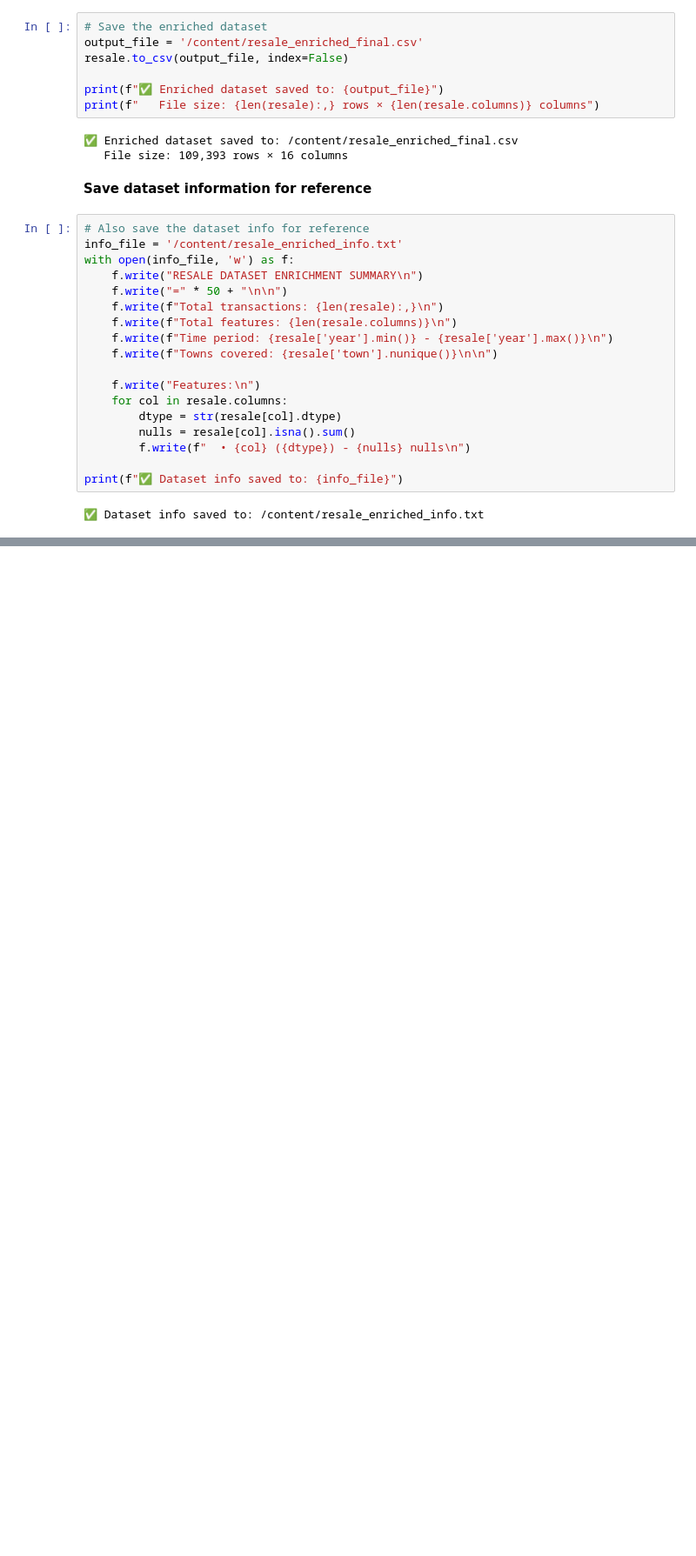
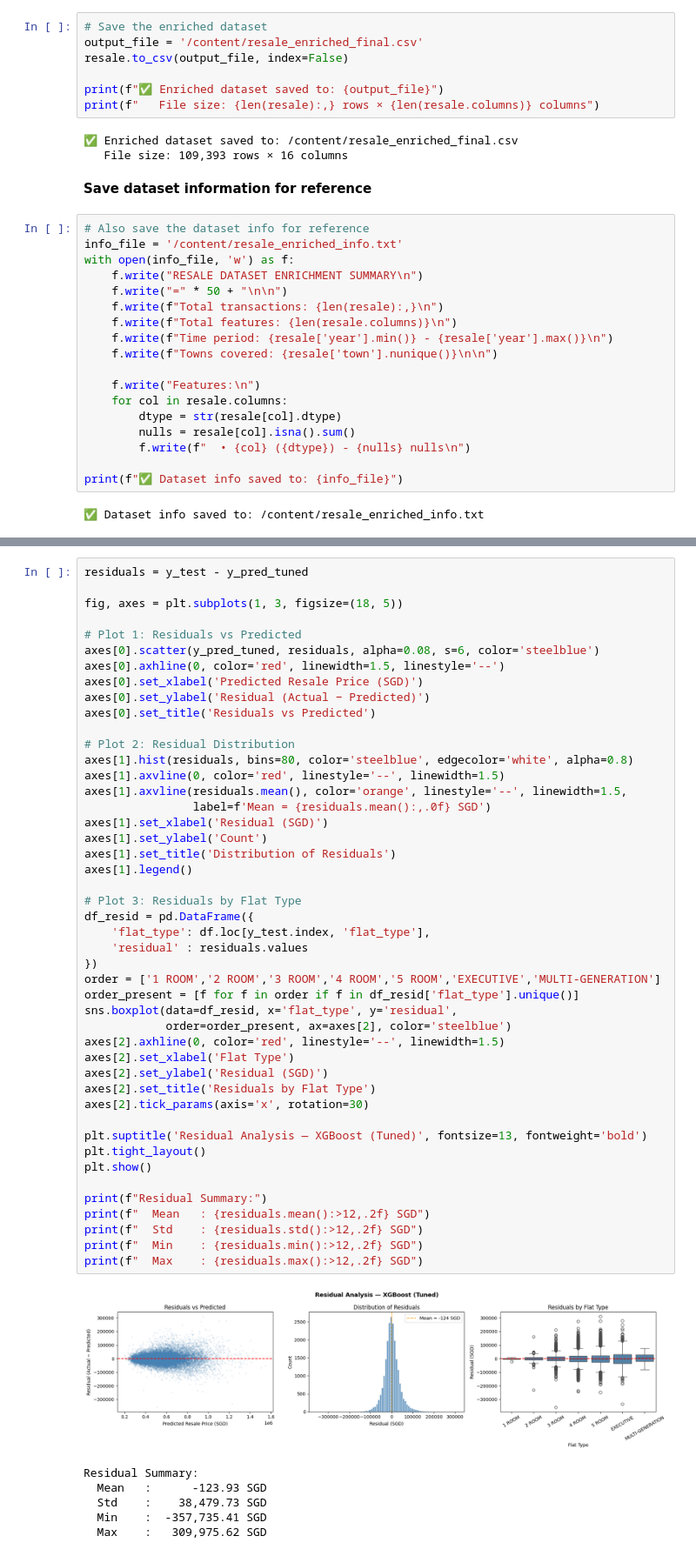
Before and after one commit to ngzhiwei517/HDB-Resale-Price-Analysis-project, a Jupyter notebook: SC3021_Group_4.ipynb, the cells around one changed output, grey strips where cells are left out. Shown at 87% size. Saved outputs shown, nothing was run; the diff lists cells and outputs as text; blank space fills up the shorter version.

```diff
--- a/SC3021_Group_4.ipynb
+++ b/SC3021_Group_4.ipynb
@@ -2382,0 +2796,53 @@ print(f"✅ Dataset info saved to: {info_file}")
+# %%
+residuals = y_test - y_pred_tuned
+
+fig, axes = plt.subplots(1, 3, figsize=(18, 5))
+
+# Plot 1: Residuals vs Predicted
+axes[0].scatter(y_pred_tuned, residuals, alpha=0.08, s=6, color='steelblue')
+axes[0].axhline(0, color='red', linewidth=1.5, linestyle='--')
+axes[0].set_xlabel('Predicted Resale Price (SGD)')
+axes[0].set_ylabel('Residual (Actual − Predicted)')
+axes[0].set_title('Residuals vs Predicted')
+
+# Plot 2: Residual Distribution
+axes[1].hist(residuals, bins=80, color='steelblue', edgecolor='white', alpha=0.8)
+axes[1].axvline(0, color='red', linestyle='--', linewidth=1.5)
+axes[1].axvline(residuals.mean(), color='orange', linestyle='--', linewidth=1.5,
+                label=f'Mean = {residuals.mean():,.0f} SGD')
+axes[1].set_xlabel('Residual (SGD)')
+axes[1].set_ylabel('Count')
+axes[1].set_title('Distribution of Residuals')
+axes[1].legend()
+
+# Plot 3: Residuals by Flat Type
+df_resid = pd.DataFrame({
+    'flat_type': df.loc[y_test.index, 'flat_type'],
+    'residual' : residuals.values
+})
+order = ['1 ROOM','2 ROOM','3 ROOM','4 ROOM','5 ROOM','EXECUTIVE','MULTI-GENERATION']
+order_present = [f for f in order if f in df_resid['flat_type'].unique()]
+sns.boxplot(data=df_resid, x='flat_type', y='residual',
+            order=order_present, ax=axes[2], color='steelblue')
+axes[2].axhline(0, color='red', linestyle='--', linewidth=1.5)
+axes[2].set_xlabel('Flat Type')
+axes[2].set_ylabel('Residual (SGD)')
+axes[2].set_title('Residuals by Flat Type')
+axes[2].tick_params(axis='x', rotation=30)
+
+plt.suptitle('Residual Analysis — XGBoost (Tuned)', fontsize=13, fontweight='bold')
+plt.tight_layout()
+plt.show()
+
+print(f"Residual Summary:")
+print(f"  Mean   : {residuals.mean():>12,.2f} SGD")
+print(f"  Std    : {residuals.std():>12,.2f} SGD")
+print(f"  Min    : {residuals.min():>12,.2f} SGD")
+print(f"  Max    : {residuals.max():>12,.2f} SGD")
+# %% [output]
+[figure, added]
+Residual Summary:
+  Mean   :      -123.93 SGD
+  Std    :    38,479.73 SGD
+  Min    :  -357,735.41 SGD
+  Max    :   309,975.62 SGD
```
Also changed, not shown: parts of 75 cells of this notebook.
